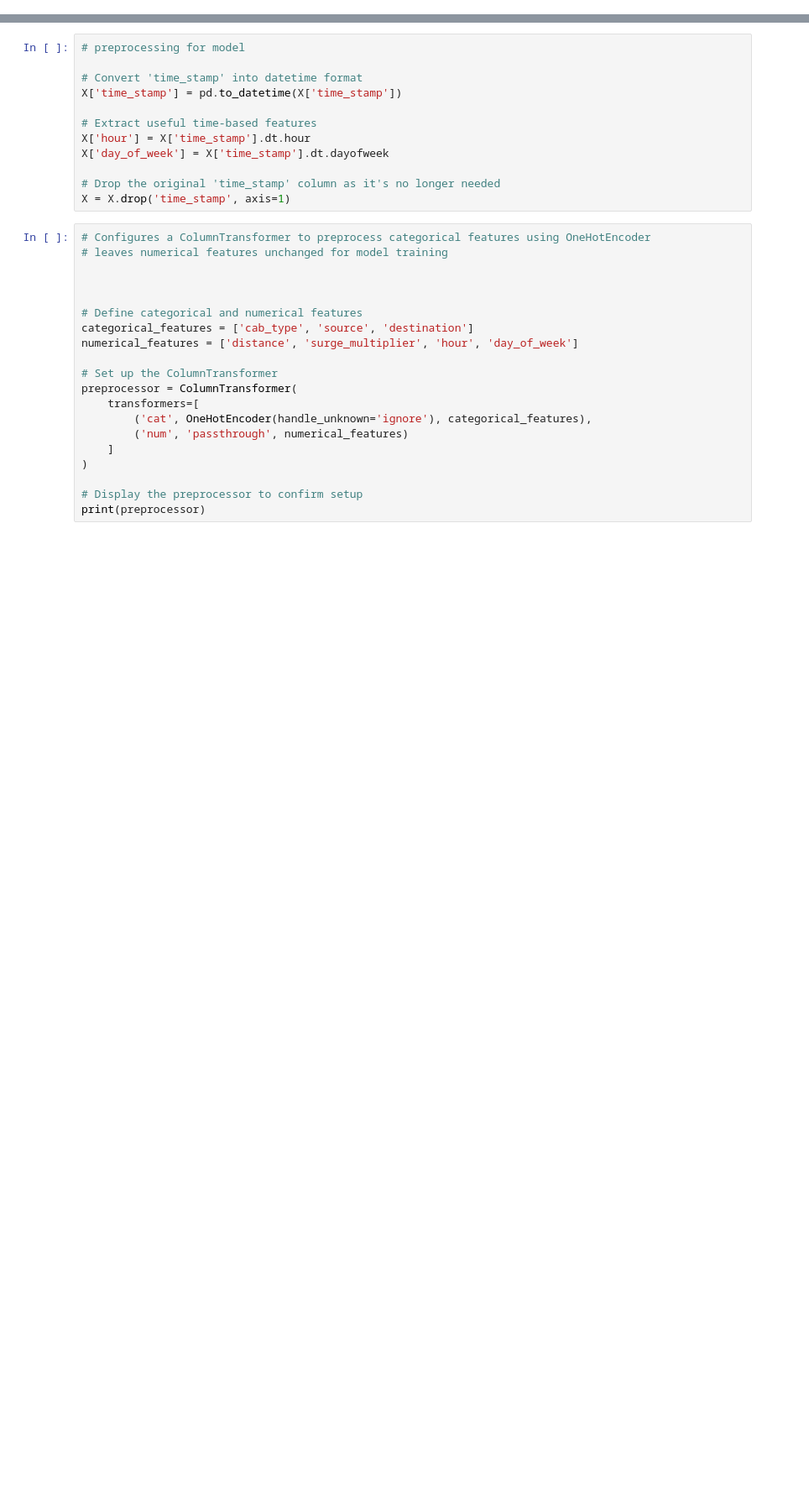
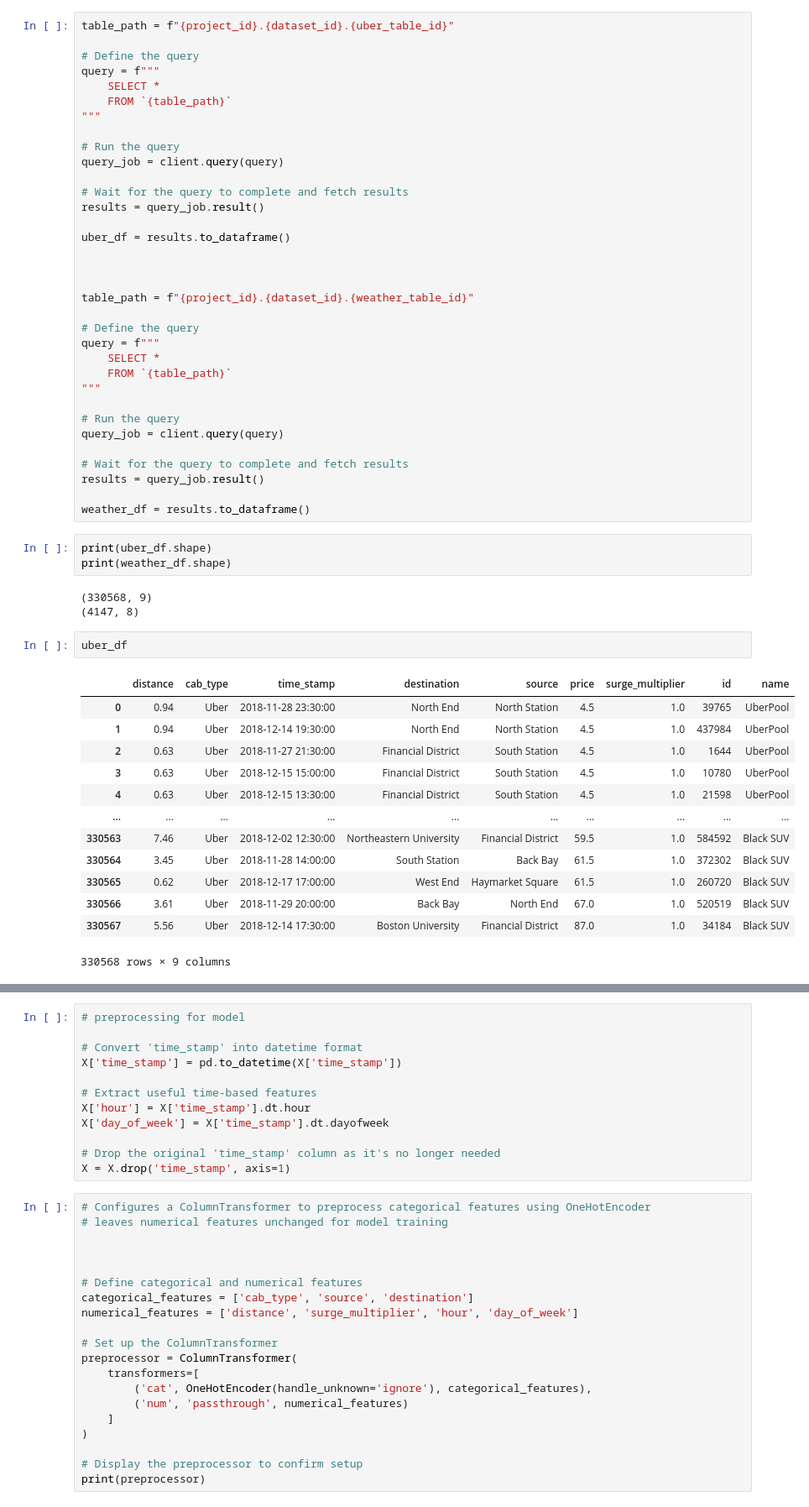
Before and after one commit to rishikamtam12/UberFarePredictor, a Jupyter notebook: mlModeling.ipynb, the cells around one changed output, grey strips where cells are left out. Shown at 84% size. Drawn from its saved outputs; the diff is of its cells as text; blank space fills up the shorter version.

```diff
--- a/mlModeling.ipynb
+++ b/mlModeling.ipynb
@@ -32,0 +13,56 @@ RefreshError: ('invalid_grant: Invalid JWT Signature.', {'error': 'invalid_grant
+# %%
+table_path = f"{project_id}.{dataset_id}.{uber_table_id}"
+
+# Define the query
+query = f"""
+    SELECT *
+    FROM `{table_path}`
+"""
+
+# Run the query
+query_job = client.query(query)
+
+# Wait for the query to complete and fetch results
+results = query_job.result()
+
+uber_df = results.to_dataframe()
+
+
+
+table_path = f"{project_id}.{dataset_id}.{weather_table_id}"
+
+# Define the query
+query = f"""
+    SELECT *
+    FROM `{table_path}`
+"""
+
+# Run the query
+query_job = client.query(query)
+
+# Wait for the query to complete and fetch results
+results = query_job.result()
+
+weather_df = results.to_dataframe()
+# %%
+print(uber_df.shape)
+print(weather_df.shape)
+# %% [output]
+(330568, 9)
+(4147, 8)
+# %%
+uber_df
+# %% [output]
+|  | distance | cab_type | time_stamp | destination | source | price | surge_multiplier | id | name |
+| 0 | 0.94 | Uber | 2018-11-28 23:30:00 | North End | North Station | 4.5 | 1.0 | 39765 | UberPool |
+| 1 | 0.94 | Uber | 2018-12-14 19:30:00 | North End | North Station | 4.5 | 1.0 | 437984 | UberPool |
+| 2 | 0.63 | Uber | 2018-11-27 21:30:00 | Financial District | South Station | 4.5 | 1.0 | 1644 | UberPool |
+| 3 | 0.63 | Uber | 2018-12-15 15:00:00 | Financial District | South Station | 4.5 | 1.0 | 10780 | UberPool |
+| 4 | 0.63 | Uber | 2018-12-15 13:30:00 | Financial District | South Station | 4.5 | 1.0 | 21598 | UberPool |
+| ... | ... | ... | ... | ... | ... | ... | ... | ... | ... |
+| 330563 | 7.46 | Uber | 2018-12-02 12:30:00 | Northeastern University | Financial District | 59.5 | 1.0 | 584592 | Black SUV |
+| 330564 | 3.45 | Uber | 2018-11-28 14:00:00 | South Station | Back Bay | 61.5 | 1.0 | 372302 | Black SUV |
+| 330565 | 0.62 | Uber | 2018-12-17 17:00:00 | West End | Haymarket Square | 61.5 | 1.0 | 260720 | Black SUV |
+| 330566 | 3.61 | Uber | 2018-11-29 20:00:00 | Back Bay | North End | 67.0 | 1.0 | 520519 | Black SUV |
+| 330567 | 5.56 | Uber | 2018-12-14 17:30:00 | Boston University | Financial District | 87.0 | 1.0 | 34184 | Black SUV |
+330568 rows × 9 columns
```
Also changed, not shown: parts of 9 cells of this notebook.
